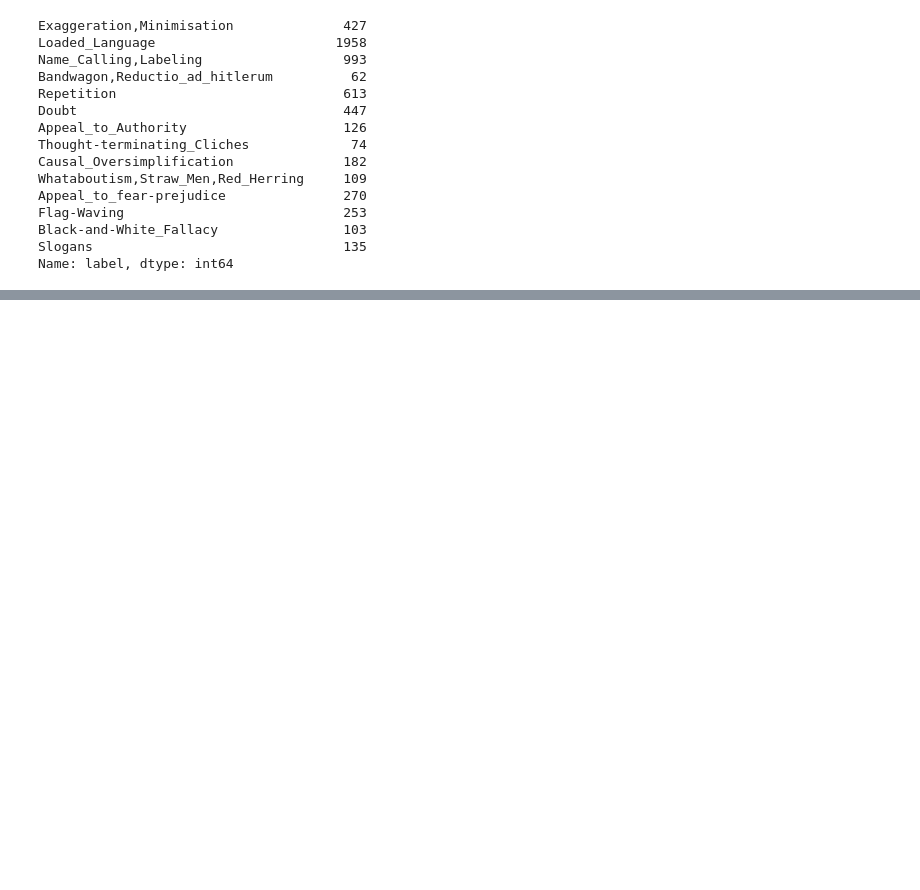
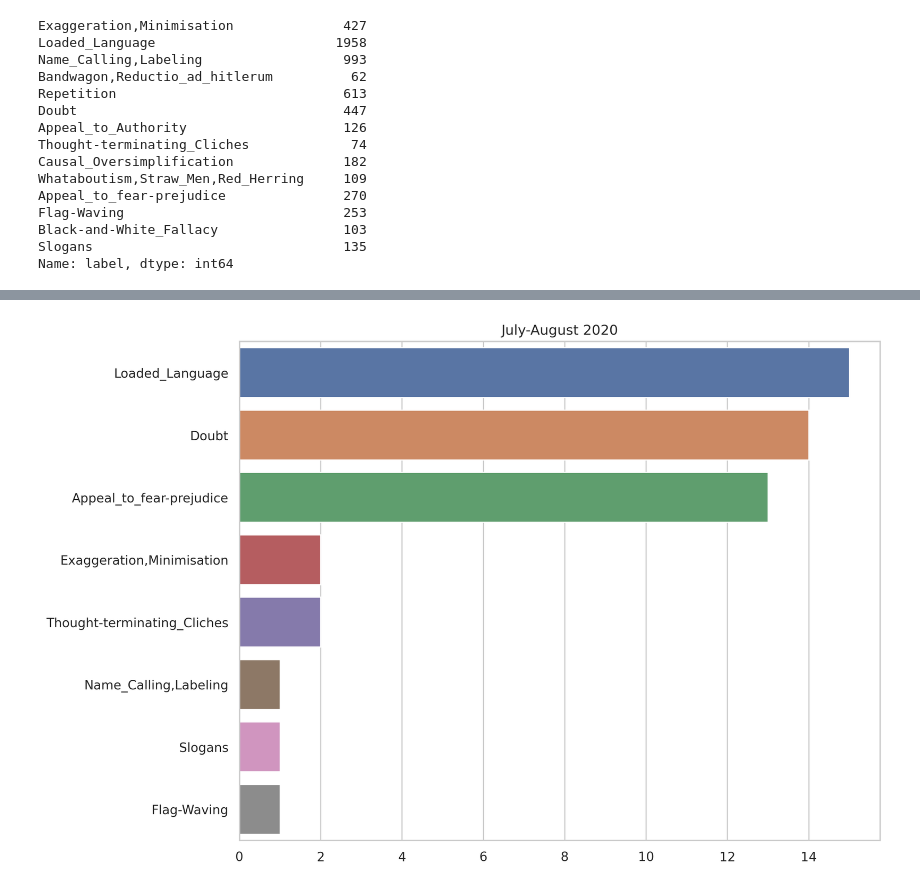
Before and after one commit to iR00i/JUST-Arabic-Propaganda, a Jupyter notebook: src/Data_Exploration.ipynb, the cells around one changed output, grey strips where cells are left out. Cells and saved outputs as stored; diff of their text form; code cells hidden in the pictures; blank space fills up the shorter version.

```diff
--- a/src/Data_Exploration.ipynb
+++ b/src/Data_Exploration.ipynb
@@ -75,0 +327,4 @@ Name: label, dtype: int64
+# %%
+BarPlotValueCounts(july_august, ACPC, title = "July-August 2020")
+# %% [output]
+[figure, added]
```
Also changed, not shown: parts of 30 cells of this notebook, 6 other files.
